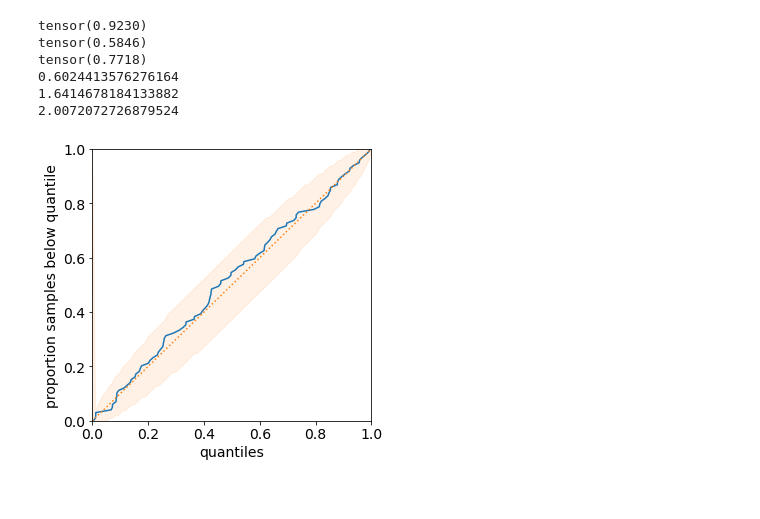
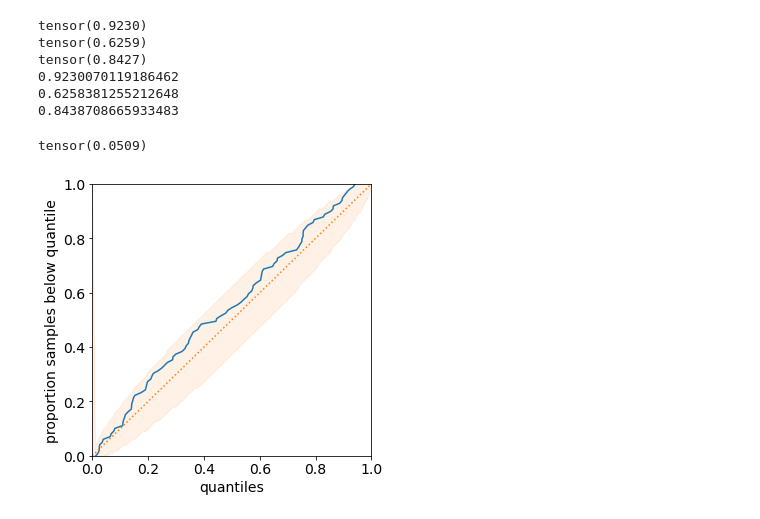
Before and after one commit to TorchUQ/torchuq, a Jupyter notebook: dev/metric/distribution_unit.ipynb, the cells around one changed output. Cells and saved outputs as stored; diff of their text form; code cells hidden in the pictures.

```diff
--- a/dev/metric/distribution_unit.ipynb
+++ b/dev/metric/distribution_unit.ipynb
@@ -5,35 +9,25 @@ sys.path.append('../..')
 # Unit test for the compute_crps, compare CRPS computed by our code and another library
 # There should be a tiny difference because of different numerical integration algorithms
 import properscoring as ps
-import numpy as np
-import torch
-from torchuq.metric.distribution import compute_crps
 
 n_sample = 100
 
+means_np = np.linspace(0, 4, n_sample)
 predictions = torch.distributions.normal.Normal(loc=torch.linspace(0, 4, n_sample), scale=torch.ones(n_sample))
 wrong_dist = torch.distributions.normal.Normal(loc=torch.linspace(0, 4, n_sample), scale=torch.ones(n_sample) * 0.1)
 samples = predictions.sample()
+
 print(compute_crps(predictions, torch.ones(n_sample)).mean())
 print(compute_crps(predictions, samples).mean())
 print(compute_crps(wrong_dist, samples).mean())
 
-print(ps.crps_gaussian(np.ones(n_sample), mu=np.zeros(n_sample), sig=np.ones(n_sample)).mean())
-print(ps.crps_gaussian(samples, mu=np.zeros(n_sample), sig=np.ones(n_sample)).mean())
-print(ps.crps_gaussian(samples, mu=np.zeros(n_sample), sig=np.ones(n_sample) * 0.1).mean())
+print(ps.crps_gaussian(np.ones(n_sample), mu=means_np, sig=np.ones(n_sample)).mean())
+print(ps.crps_gaussian(samples, mu=means_np, sig=np.ones(n_sample)).mean())
+print(ps.crps_gaussian(samples, mu=means_np, sig=np.ones(n_sample) * 0.1).mean())
 # %% [output]
 tensor(0.9230)
-tensor(0.5846)
-tensor(0.7718)
-0.6024413576276164
-1.6414678184133882
-2.0072072726879524
+tensor(0.6259)
+tensor(0.8427)
+0.9230070119186462
+0.6258381255212648
+0.8438708665933483
-# %%
-# Test plot_reliability_diagram
-from torchuq.metric.distribution import plot_reliability_diagram
-from matplotlib import pyplot as plt
-
-plot_reliability_diagram(predictions, samples)
-plt.show()
-# %% [output]
-[figure, removed]
@@ -39,0 +43,10 @@ plt.show()
+# %%
+# Test plot_reliability_diagram
+predictions = torch.distributions.normal.Normal(loc=torch.linspace(0, 4, n_sample), scale=torch.ones(n_sample))
+samples = predictions.sample()
+plot_reliability_diagram(predictions, samples)
+print(compute_ece(predictions, samples))
+plt.show()
+# %% [output]
+tensor(0.0509)
+[figure, added]
```
Also changed, not shown: parts of 7 cells of this notebook, 1 other file.
